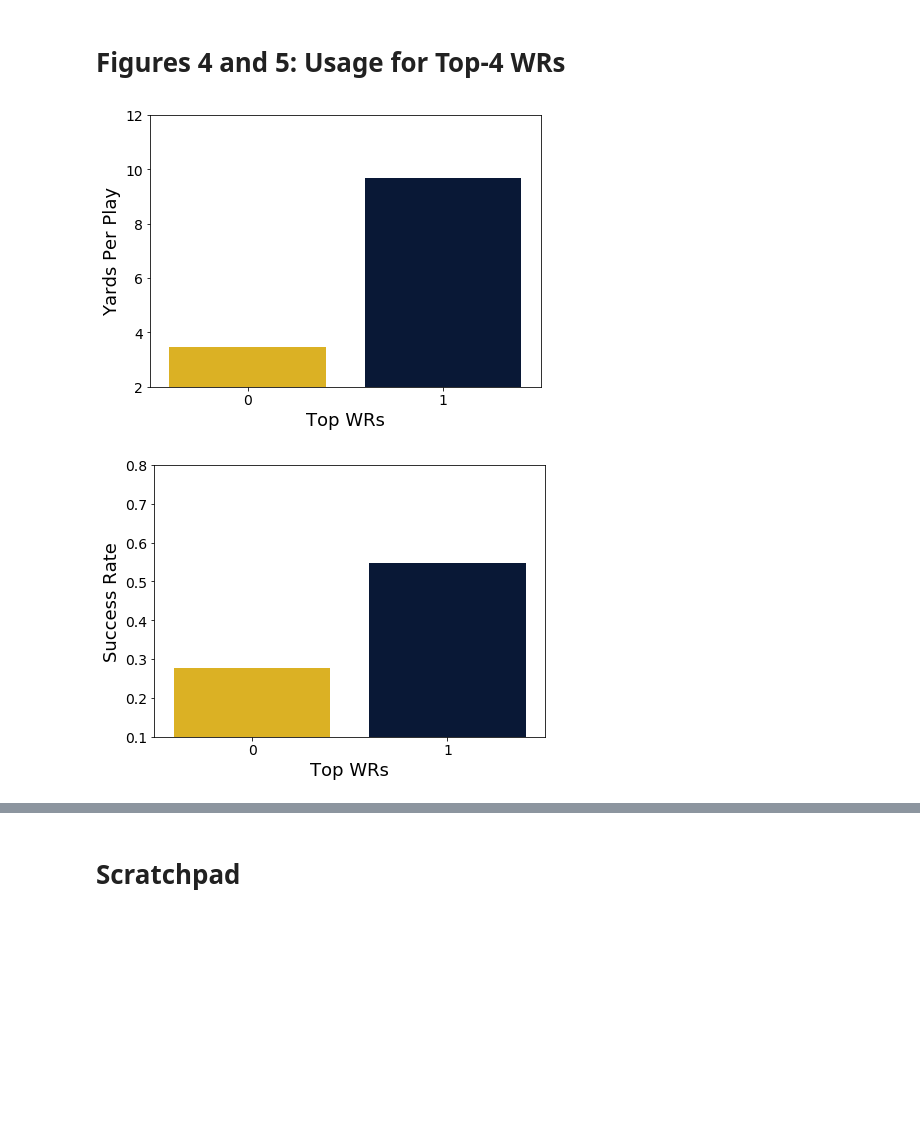
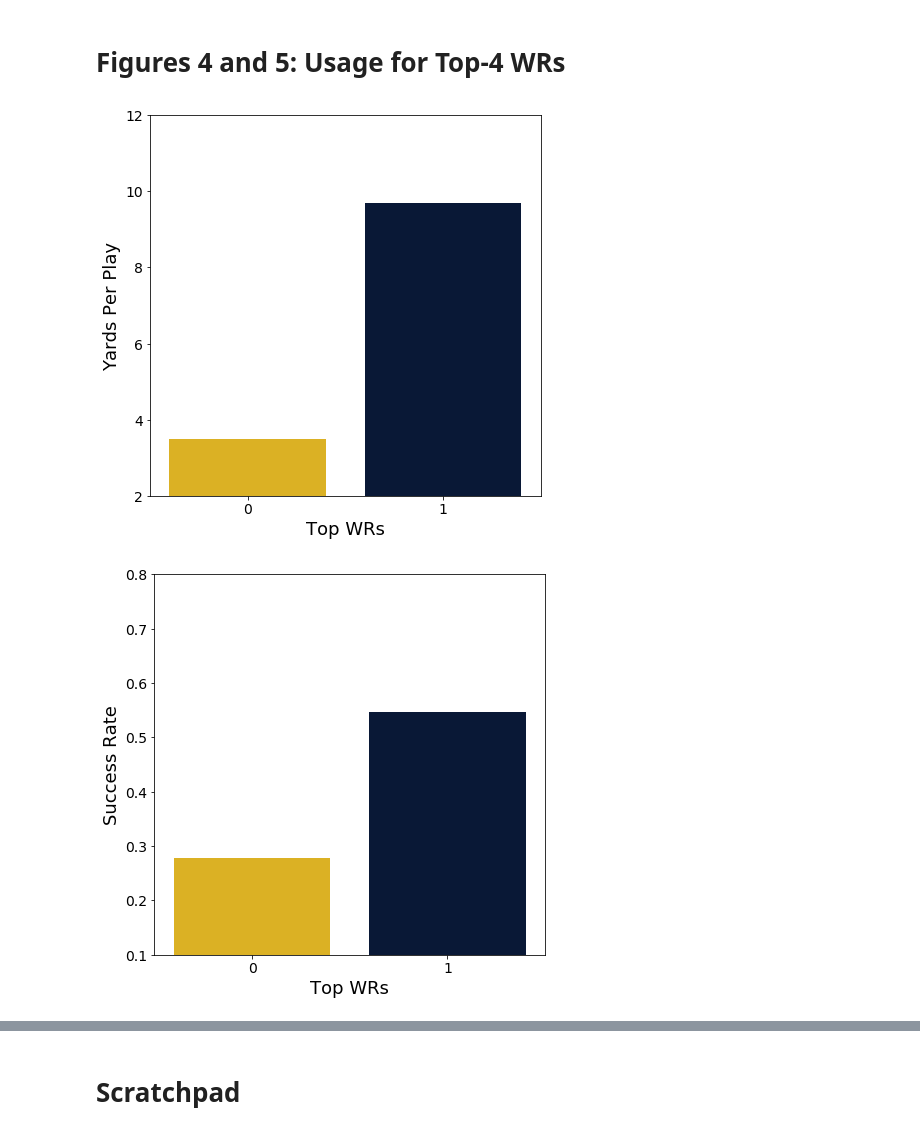
Before and after one commit to stompson/stompson_blog, a Jupyter notebook: anatomy_of_an_elite_offense/code/Blog1-Michigan-Plays.ipynb, the cells around one changed output, grey strips where cells are left out. Drawn from its saved outputs; the diff is of its cells as text; code cells hidden in the pictures; blank space fills up the shorter version.

Commit message:
Update Blog #1 Figures

```diff
--- a/code/Blog1-Michigan-Plays.ipynb
+++ b/anatomy_of_an_elite_offense/code/Blog1-Michigan-Plays.ipynb
@@ -11,8 +11,8 @@ import seaborn as sns
 from os.path import join as opj
 # %%
 home_dir='/Users/steventompson/Git/stompson_blog'
-data_dir=opj(home_dir,'data')
-fig_dir=opj(home_dir,'figures')
+data_dir=opj(home_dir,'anatomy_of_an_elite_offense','data')
+fig_dir=opj(home_dir,'anatomy_of_an_elite_offense','figures')
 # %%
 url_list_2019=['2019-offense-vs-rutgers',
                '2019-offense-vs-wisconsin',
@@ -654,29 +596,29 @@ plt.show()
 # %% [markdown]
 # Figures 4 and 5: Usage for Top-4 WRs
 # %%
-plt.figure(figsize=(7,5))
+plt.figure(figsize=(7,7))
 #ax=sns.catplot(x='top_wrs',y='YardsGained',col='Game',col_order=['2019-offense-vs-mtsu','2019-offense-vs-army','2019-offense-vs-wisconsin','2019-offense-vs-rutgers'],
 #               data=off_df_nogoal.loc[off_df_nogoal['Type']=='pass',:],palette=pal1,kind='bar',ci=None)
 ax=sns.barplot(x='top_wrs',y='YardsGained',
                data=off_df_nogoal.loc[off_df_nogoal['Type']=='pass',:],palette=pal1,ci=None)
 
 ax.set(xlabel='Top WRs', ylabel='Yards Per Play')
 ax.set_ylim([2,12])
 plt.savefig(opj(fig_dir,'fig4a.png'),bbox_inches='tight')
 plt.show()
 
-plt.figure(figsize=(7,5))
+plt.figure(figsize=(7,7))
 #ax=sns.catplot(x='top_wrs',y='Success',col='Game',col_order=['2019-offense-vs-mtsu','2019-offense-vs-army','2019-offense-vs-wisconsin','2019-offense-vs-rutgers'],
 #               data=off_df_nogoal.loc[off_df_nogoal['Type']=='pass',:],palette=pal1,kind='bar',ci=None)
 ax=sns.barplot(x='top_wrs',y='Success',
                data=off_df_nogoal.loc[off_df_nogoal['Type']=='pass',:],palette=pal1,ci=None)
 ax.set(xlabel='Top WRs', ylabel='Success Rate')
 ax.set_ylim([0.1,0.8])
 plt.savefig(opj(fig_dir,'fig4b.png'),bbox_inches='tight')
 plt.show()
 # %% [output]
-[figure, old version]
+[figure, new version]
-[figure, old version]
+[figure, new version]
 # %%
 sum_df=off_df_nogoal.loc[:,['top_wrs','3WR','Type','Play']].groupby(['top_wrs','3WR','Type']).count().reset_index()
 sum_df['Percentage']=sum_df['Play']/sum_df['Play'].sum()
```
Also changed, not shown: parts of 6 cells of this notebook, 37 other files.
